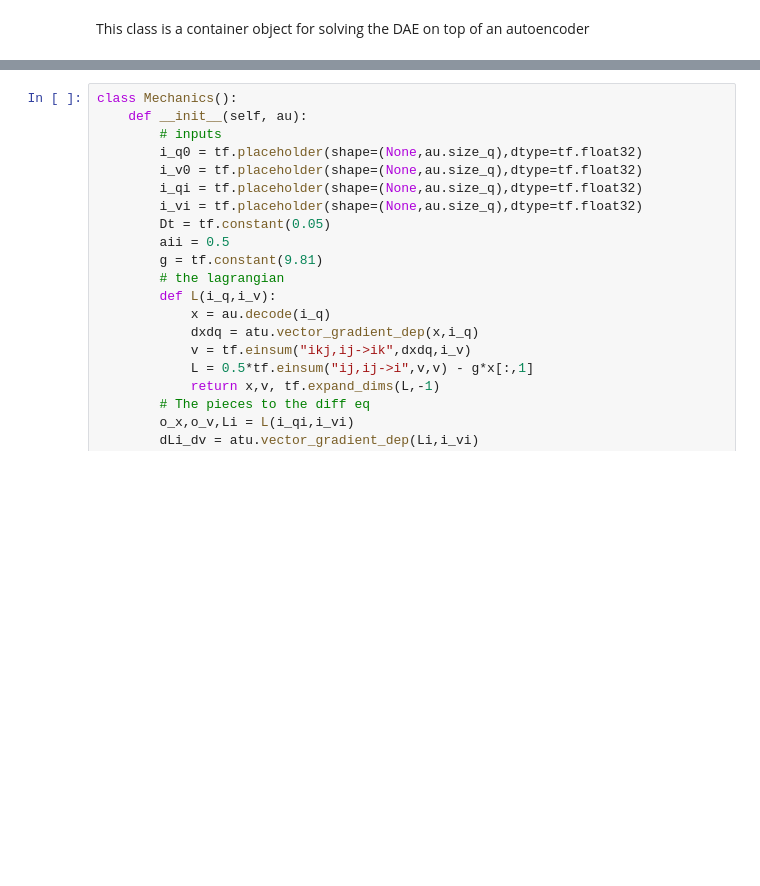
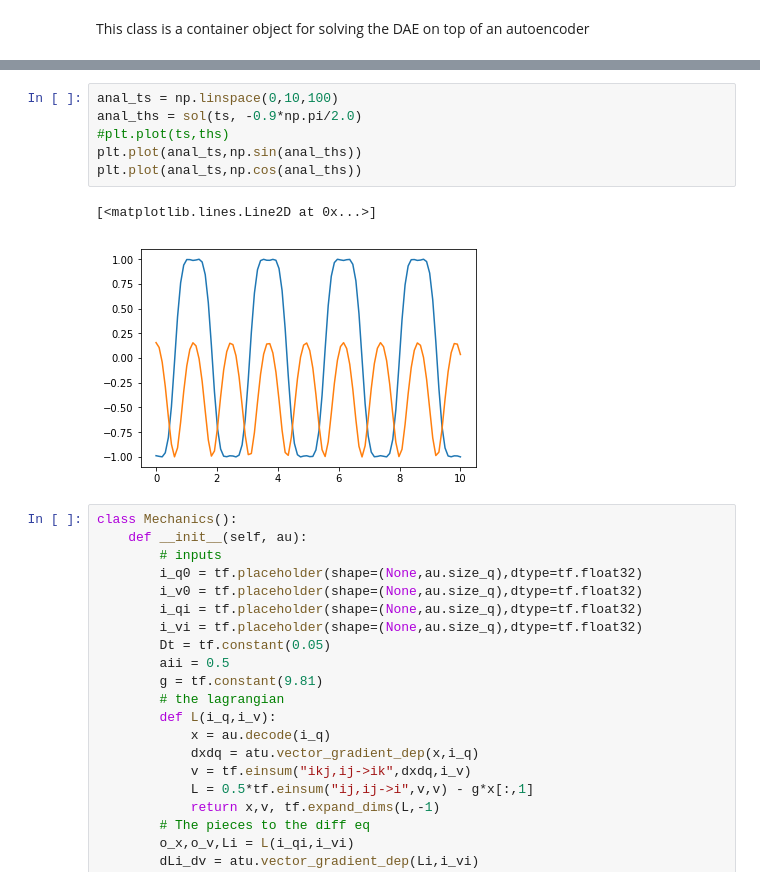
Before and after one commit to afqueiruga/LatentPrimaries, a Jupyter notebook: Section3_pendulum.ipynb, the cells around one changed output, grey strips where cells are left out. Drawn from its saved outputs; the diff is of its cells as text; blank space fills up the shorter version.

```diff
--- a/Section3_pendulum.ipynb
+++ b/Section3_pendulum.ipynb
@@ -12,3 +33,12 @@ This class is a container object for solving the DAE on top of an autoencoder
+# %%
+anal_ts = np.linspace(0,10,100)
+anal_ths = sol(ts, -0.9*np.pi/2.0)
+#plt.plot(ts,ths)
+plt.plot(anal_ts,np.sin(anal_ths))
+plt.plot(anal_ts,np.cos(anal_ths))
+# %% [output]
+[<matplotlib.lines.Line2D at 0x...>]
+[figure, added]
 # %%
 class Mechanics():
     def __init__(self, au):
```
Also changed, not shown: parts of 3 cells of this notebook.
